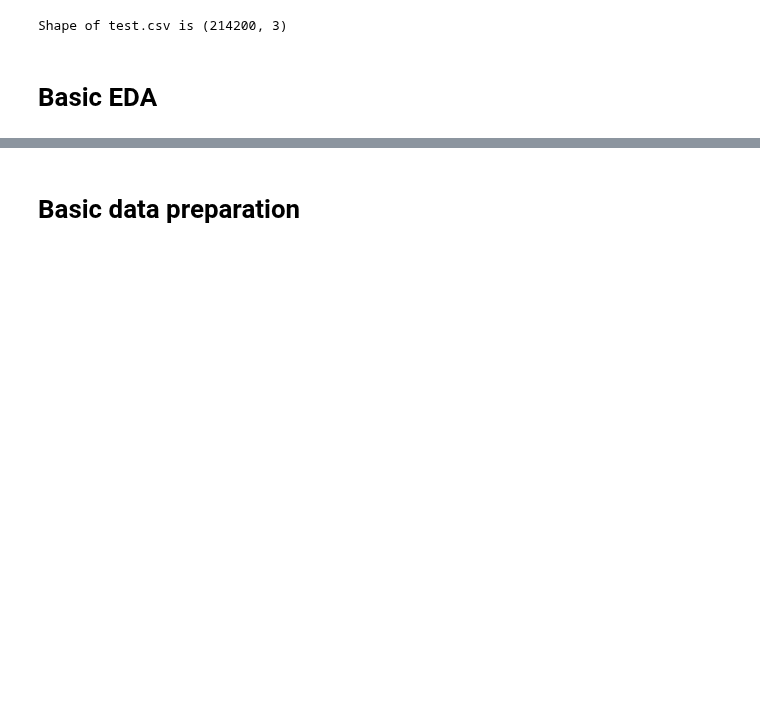
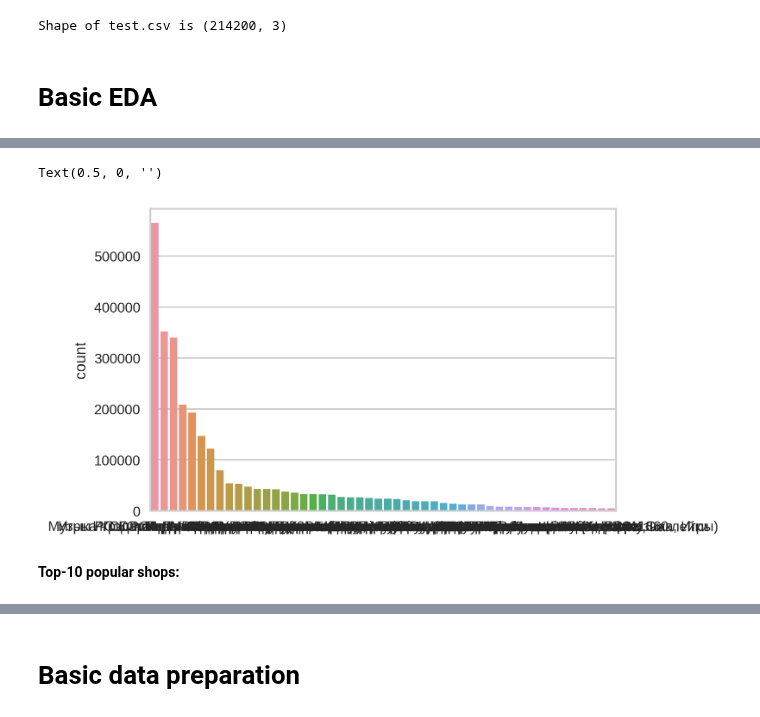
Before and after one commit to kryvokhyzha/examples-and-courses, a Jupyter notebook: How to Win a Data Science Competition/FinalProject/notebooks/main.ipynb, the cells around one changed output, grey strips where cells are left out. Saved outputs shown, nothing was run; the diff lists cells and outputs as text; code cells hidden in the pictures; blank space fills up the shorter version.

```diff
--- a/How to Win a Data Science Competition/FinalProject/notebooks/main.ipynb
+++ b/How to Win a Data Science Competition/FinalProject/notebooks/main.ipynb
@@ -125,0 +249,7 @@ Shape of test.csv is (214200, 3)
+# %%
+top_10_categories = pd.DataFrame(sales_train_df.merge(items_df, left_on='item_id', right_on='item_id') \
+                                               .merge(item_categories_df, left_on='item_category_id', right_on='item_category_id')['item_category_name'] \
+                                               .value_counts() \
+                                               .reset_index()[:50]
+            )
+top_10_categories.columns = ['caterory_name', 'count']
@@ -125,0 +270,9 @@ Shape of test.csv is (214200, 3)
+# %%
+fig, ax = plt.subplots(1, 1, figsize = (6,4), dpi=300)
+sns.barplot(x="caterory_name", y='count', data=top_10_categories)
+ax.set_xlabel('')
+# %% [output]
+Text(0.5, 0, '')
+[figure, added]
+# %% [markdown]
+**Top-10 popular shops:**
```
Also changed, not shown: parts of 20 cells of this notebook, 3 other files.
